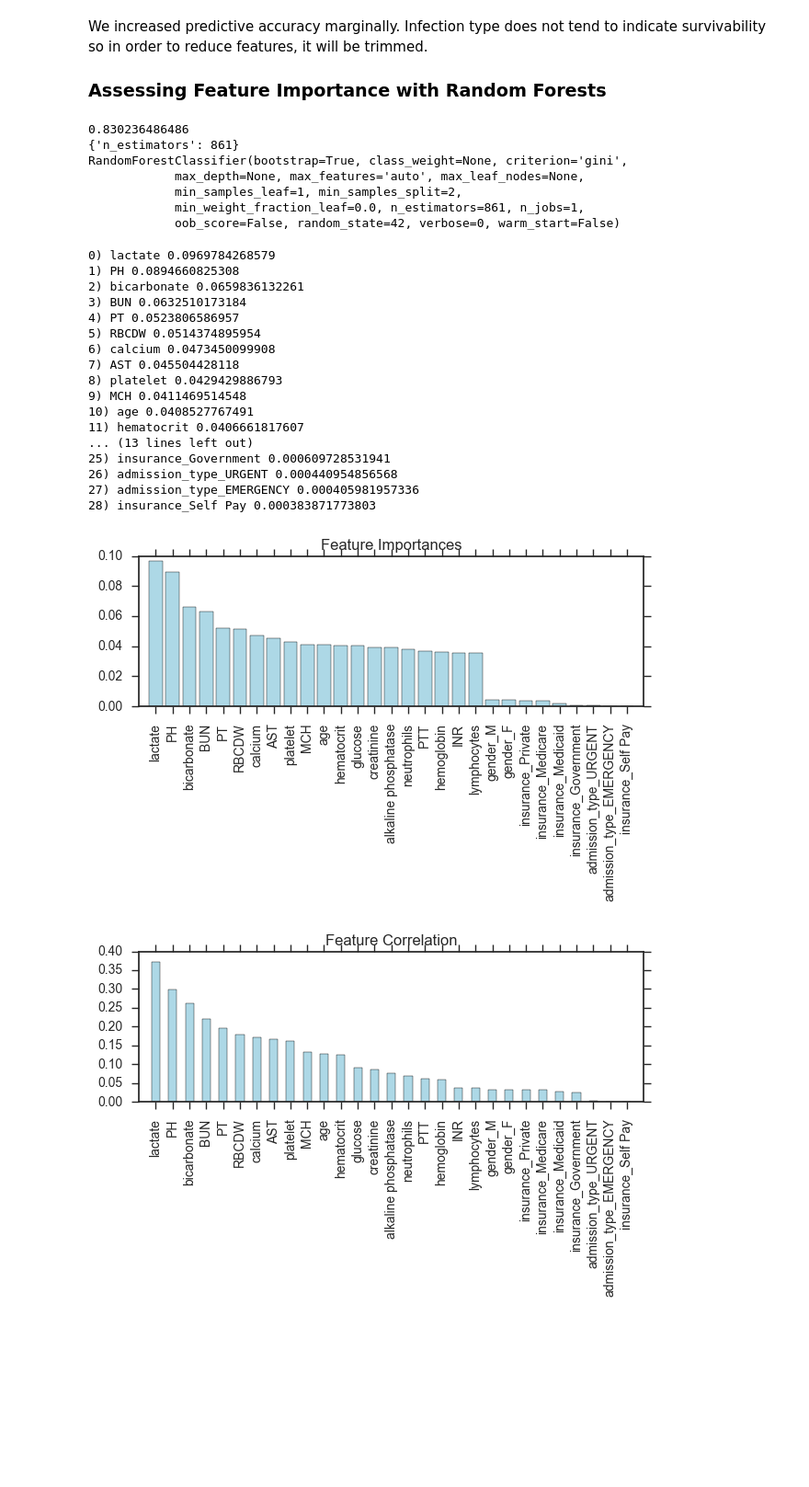
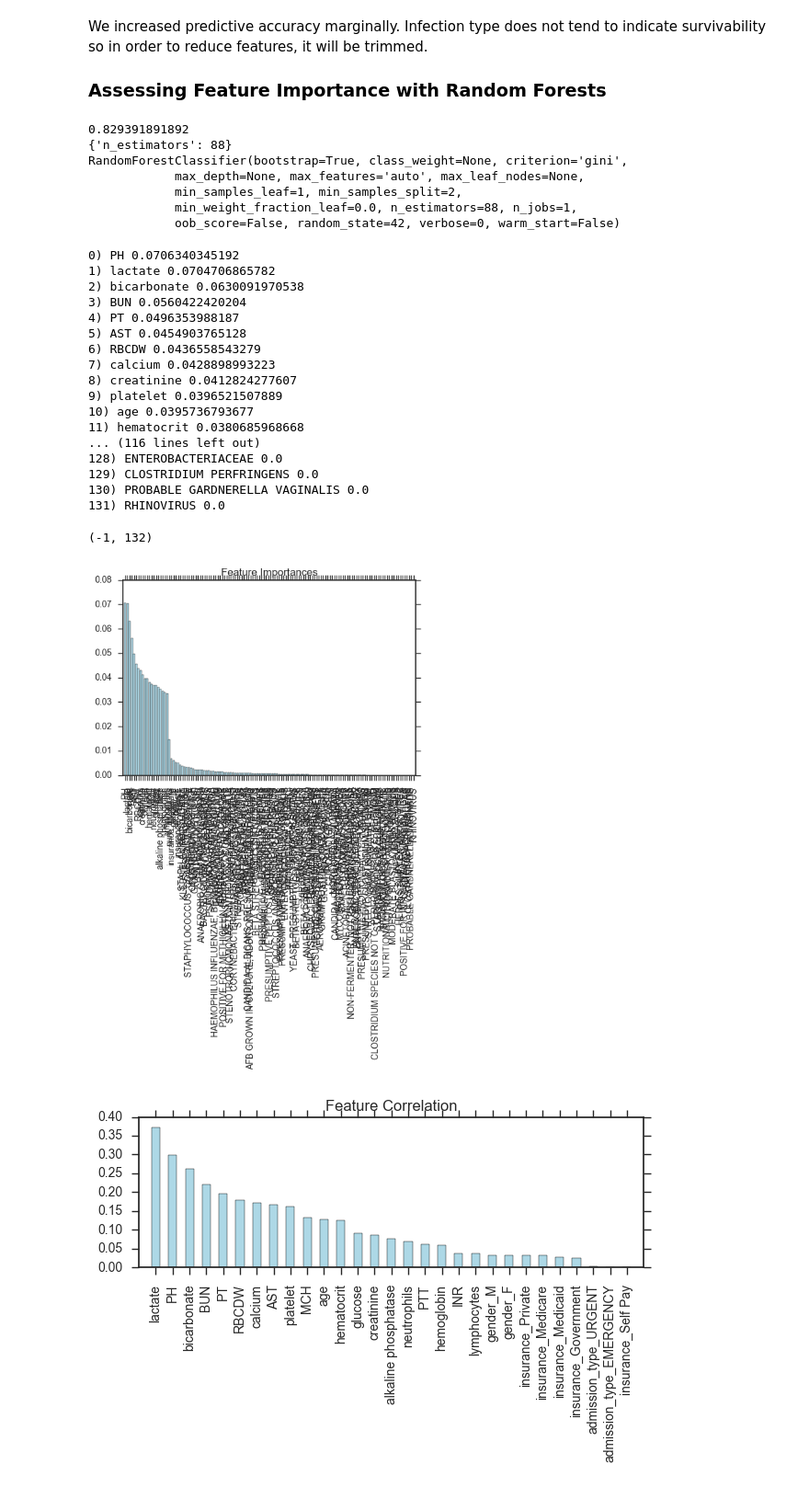
Before and after one commit to j-crowe/ICU_Survival_ML_Model_Comparison, a Jupyter notebook: Septic Feature Probe.ipynb, the cells around one changed output. Shown: that part at 92% size. Saved outputs shown, nothing was run; the diff lists cells and outputs as text; code cells hidden in the pictures; blank space fills up the shorter version.

```diff
--- a/Septic Feature Probe.ipynb
+++ b/Septic Feature Probe.ipynb
@@ -636,50 +636,51 @@ param_grid = {
 forest = RandomForestClassifier( random_state=42)
 # %%
 rand_for = RandomizedSearchCV(forest, param_grid, scoring = 'accuracy', n_iter=20, random_state=42)
-_ = rand_for.fit(X_vitals,y_all)
+_ = rand_for.fit(X_all,y_all)
 # %%
 print(rand_for.best_score_)
 print(rand_for.best_params_)
 print(rand_for.best_estimator_)
 # %% [output]
-0.830236486486
-{'n_estimators': 861}
+0.829391891892
+{'n_estimators': 88}
 RandomForestClassifier(bootstrap=True, class_weight=None, criterion='gini',
             max_depth=None, max_features='auto', max_leaf_nodes=None,
             min_samples_leaf=1, min_samples_split=2,
-            min_weight_fraction_leaf=0.0, n_estimators=861, n_jobs=1,
+            min_weight_fraction_leaf=0.0, n_estimators=88, n_jobs=1,
             oob_score=False, random_state=42, verbose=0, warm_start=False)
 # %%
 importances = rand_for.best_estimator_.feature_importances_
 indices = np.argsort(importances)[::-1]
-for f in range(X_vitals.shape[1]):
-    print "{}) {} {}".format(f, X_vitals.columns[indices[f]], importances[indices[f]])
+for f in range(X_all.shape[1]):
+    print "{}) {} {}".format(f, X_all.columns[indices[f]], importances[indices[f]])
 # %% [output]
-0) lactate 0.0969784268579
-1) PH 0.0894660825308
-2) bicarbonate 0.0659836132261
-3) BUN 0.0632510173184
-4) PT 0.0523806586957
-5) RBCDW 0.0514374895954
-6) calcium 0.0473450099908
-7) AST 0.045504428118
-8) platelet 0.0429429886793
-9) MCH 0.0411469514548
-10) age 0.0408527767491
-11) hematocrit 0.0406661817607
-... (13 lines left out)
-25) insurance_Government 0.000609728531941
-26) admission_type_URGENT 0.000440954856568
-27) admission_type_EMERGENCY 0.000405981957336
-28) insurance_Self Pay 0.000383871773803
+0) PH 0.0706340345192
+1) lactate 0.0704706865782
+2) bicarbonate 0.0630091970538
+3) BUN 0.0560422420204
+4) PT 0.0496353988187
+5) AST 0.0454903765128
+6) RBCDW 0.0436558543279
+7) calcium 0.0428898993223
+8) creatinine 0.0412824277607
+9) platelet 0.0396521507889
+10) age 0.0395736793677
+11) hematocrit 0.0380685968668
+... (116 lines left out)
+128) ENTEROBACTERIACEAE 0.0
+129) CLOSTRIDIUM PERFRINGENS 0.0
+130) PROBABLE GARDNERELLA VAGINALIS 0.0
+131) RHINOVIRUS 0.0
 # %%
 plt.title('Feature Importances')
-plt.bar(range(X_vitals.shape[1]), importances[indices], color='lightblue', align='center')
-plt.xticks(range(X_vitals.shape[1]), X_vitals.columns[indices], rotation=90)
-plt.xlim([-1, X_vitals.shape[1]])
-plt.tight_layout()
+plt.bar(range(X_all.shape[1]), importances[indices], color='lightblue', align='center')
+plt.xticks(range(X_all.shape[1]), X_all.columns[indices], rotation=90)
+plt.xlim([-1, X_all.shape[1]])
+# plt.tight_layout()
 # %% [output]
+(-1, 132)
-[figure, old version]
+[figure, new version]
 # %%
 result = pd.concat([X_vitals, y_all], axis=1, join_axes=[X_vitals.index])
 plt.title('Feature Correlation')
```
Also changed, not shown: 8 other files.
